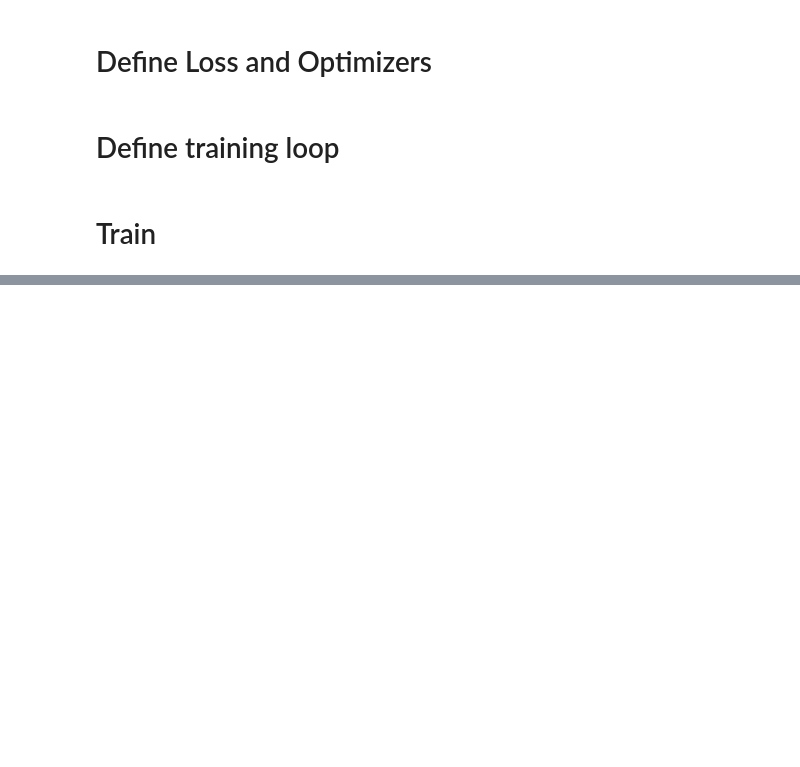
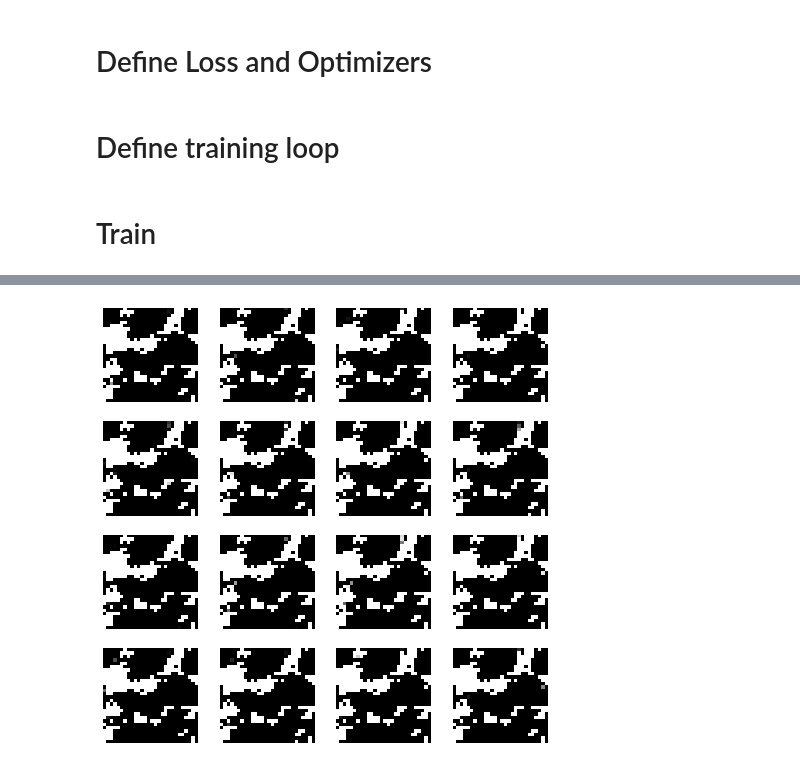
Before and after one commit to egesko/YoanoGAN, a Jupyter notebook: NoiceGAN_MNIST.ipynb, the cells around one changed output, grey strips where cells are left out. Cells and saved outputs as stored; diff of their text form; code cells hidden in the pictures; blank space fills up the shorter version.

```diff
--- a/NoiceGAN_MNIST.ipynb
+++ b/NoiceGAN_MNIST.ipynb
@@ -304,0 +309,4 @@ plt.imshow(generated_image[10, :, :, 0], cmap='gray')
+# %%
+generate_and_save_images(generator, seed)
+# %% [output]
+[figure, added]
```
Also changed, not shown: parts of 10 cells of this notebook.
